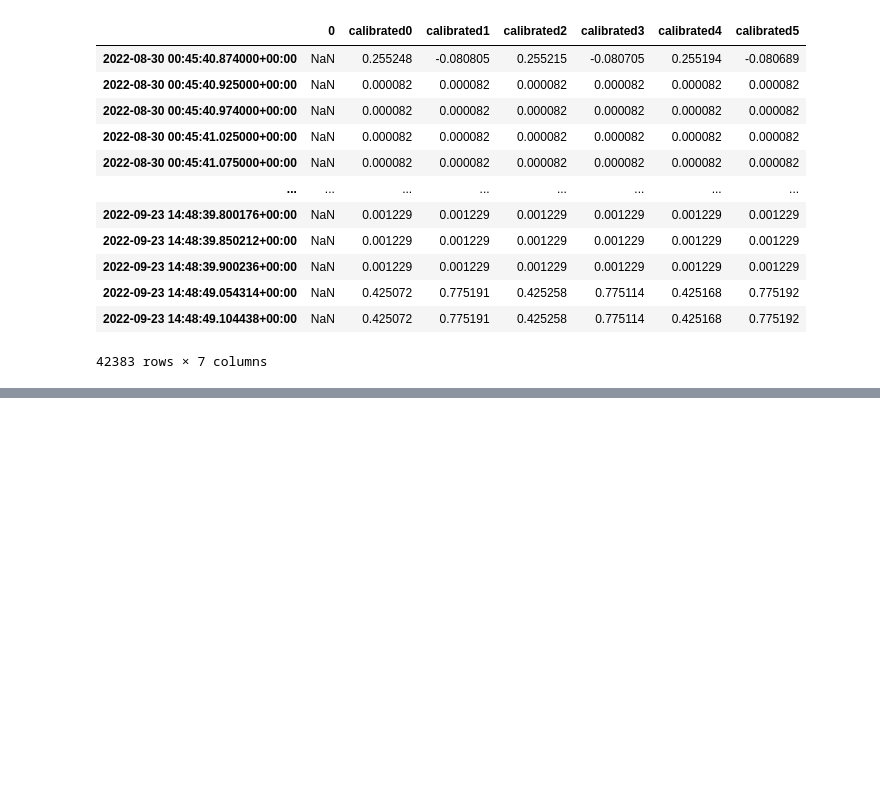
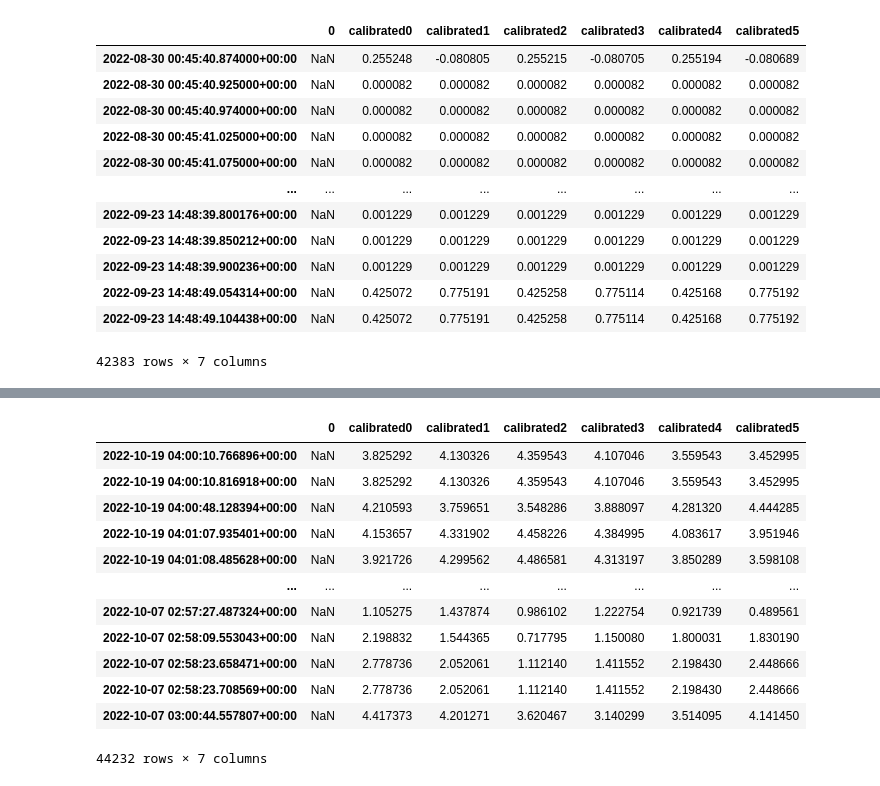
Before and after one commit to lsst-sqre/system-test, a Jupyter notebook: efd_examples/QueryHistoricalData.ipynb, the cells around one changed output, grey strips where cells are left out. Drawn from its saved outputs; the diff is of its cells as text; code cells hidden in the pictures; blank space fills up the shorter version.

```diff
--- a/efd_examples/QueryHistoricalData.ipynb
+++ b/efd_examples/QueryHistoricalData.ipynb
@@ -169,0 +213,16 @@ actuators[actuators['calibrated0']>0]
+# %%
+actuators[actuators['calibrated0']>0]
+# %% [output]
+|  | 0 | calibrated0 | calibrated1 | calibrated2 | calibrated3 | calibrated4 | calibrated5 |
+| 2022-10-19 04:00:10.766896+00:00 | NaN | 3.825292 | 4.130326 | 4.359543 | 4.107046 | 3.559543 | 3.452995 |
+| 2022-10-19 04:00:10.816918+00:00 | NaN | 3.825292 | 4.130326 | 4.359543 | 4.107046 | 3.559543 | 3.452995 |
+| 2022-10-19 04:00:48.128394+00:00 | NaN | 4.210593 | 3.759651 | 3.548286 | 3.888097 | 4.281320 | 4.444285 |
+| 2022-10-19 04:01:07.935401+00:00 | NaN | 4.153657 | 4.331902 | 4.458226 | 4.384995 | 4.083617 | 3.951946 |
+| 2022-10-19 04:01:08.485628+00:00 | NaN | 3.921726 | 4.299562 | 4.486581 | 4.313197 | 3.850289 | 3.598108 |
+| ... | ... | ... | ... | ... | ... | ... | ... |
+| 2022-10-07 02:57:27.487324+00:00 | NaN | 1.105275 | 1.437874 | 0.986102 | 1.222754 | 0.921739 | 0.489561 |
+| 2022-10-07 02:58:09.553043+00:00 | NaN | 2.198832 | 1.544365 | 0.717795 | 1.150080 | 1.800031 | 1.830190 |
+| 2022-10-07 02:58:23.658471+00:00 | NaN | 2.778736 | 2.052061 | 1.112140 | 1.411552 | 2.198430 | 2.448666 |
+| 2022-10-07 02:58:23.708569+00:00 | NaN | 2.778736 | 2.052061 | 1.112140 | 1.411552 | 2.198430 | 2.448666 |
+| 2022-10-07 03:00:44.557807+00:00 | NaN | 4.417373 | 4.201271 | 3.620467 | 3.140299 | 3.514095 | 4.141450 |
+44232 rows × 7 columns
```
Also changed, not shown: parts of 10 cells of this notebook.
